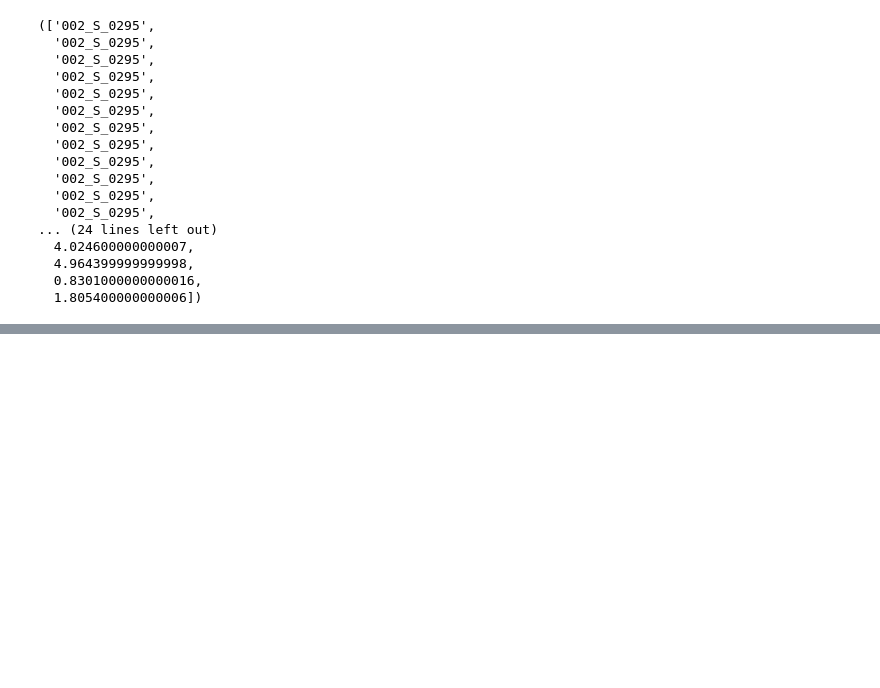
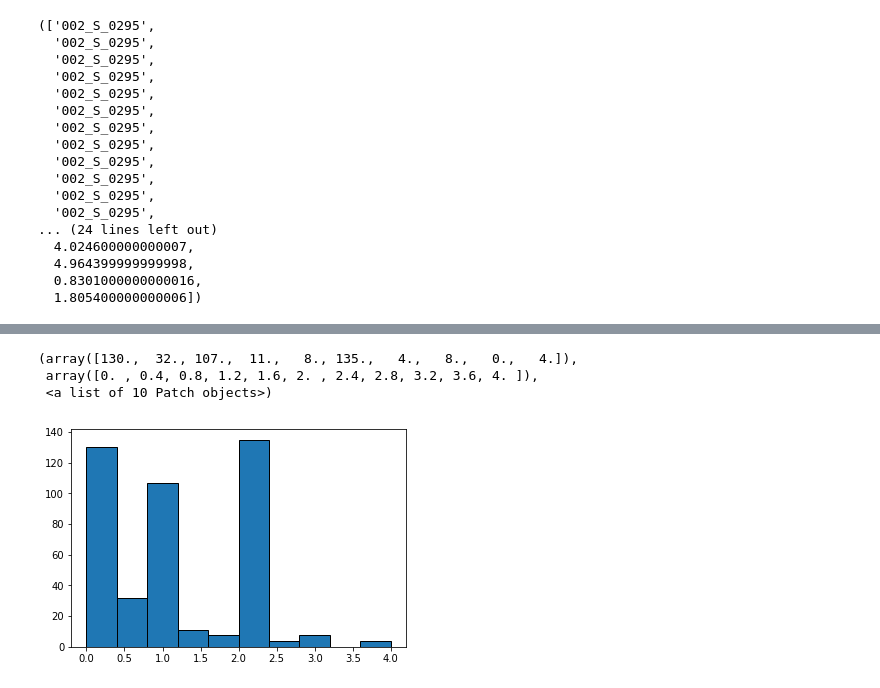
Before and after one commit to vwegmayr/brain-aging, a Jupyter notebook: notebooks/longitudinal_data_analysis.ipynb, the cells around one changed output, grey strips where cells are left out. Saved outputs shown, nothing was run; the diff lists cells and outputs as text; code cells hidden in the pictures; blank space fills up the shorter version.

Commit message:
Availability on converting patients.

```diff
--- a/notebooks/longitudinal_data_analysis.ipynb
+++ b/notebooks/longitudinal_data_analysis.ipynb
@@ -11,7 +8,7 @@ import matplotlib.pyplot as plt
 import numpy as np
 import csv
 # %%
-file_path = "../data/raw/csv/adni_aibl_exact_age.csv"
+file_path = "data/raw/csv/adni_aibl_exact_age.csv"
 df = pd.read_csv(file_path)
 # %%
 data_dic = df.to_dict('records')
@@ -229,0 +274,3 @@ labels[:20], diffs[:20]
+# %%
+res = conversions(patients, min_max_age_gap=2)
+res
@@ -229,0 +295,7 @@ labels[:20], diffs[:20]
+# %%
+plt.hist(res[2], edgecolor='black')
+# %% [output]
+(array([130.,  32., 107.,  11.,   8., 135.,   4.,   8.,   0.,   4.]),
+ array([0. , 0.4, 0.8, 1.2, 1.6, 2. , 2.4, 2.8, 3.2, 3.6, 4. ]),
+ <a list of 10 Patch objects>)
+[figure, added]
```
Also changed, not shown: parts of 3 cells of this notebook, 1 other file.
